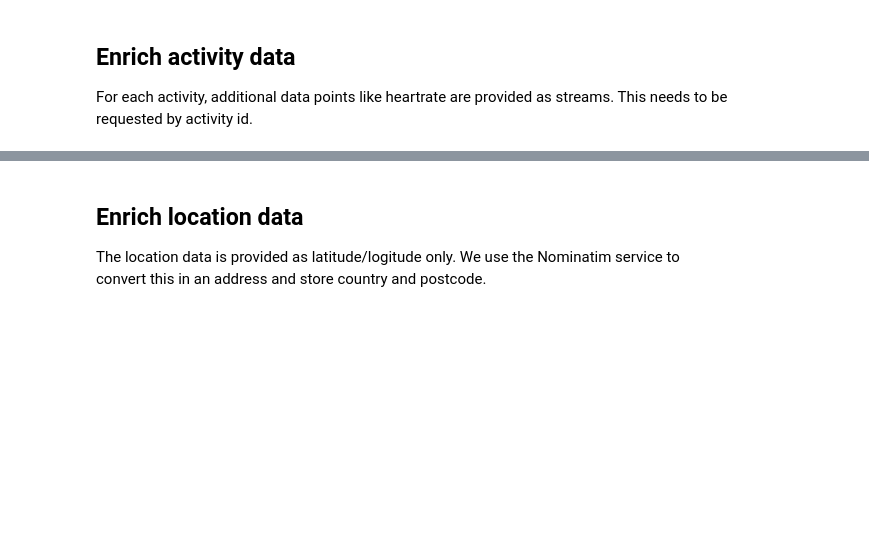
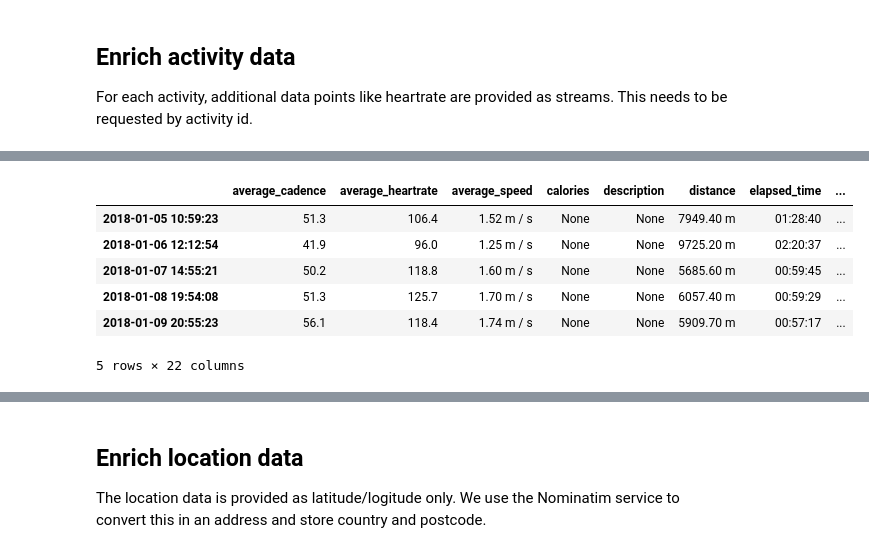
Before and after one commit to okoeth/mybinder, a Jupyter notebook: data_loader.ipynb, the cells around one changed output, grey strips where cells are left out. Cells and saved outputs as stored; diff of their text form; code cells hidden in the pictures; blank space fills up the shorter version.

```diff
--- a/data_loader.ipynb
+++ b/data_loader.ipynb
@@ -67,6 +124,16 @@ For each activity, additional data points like heartrate are provided as streams
 # %%
-# Lookup heartrate stream
-def lookup_heartrate_stream (id):
-
-activity_df['heartrate_stream'] = activity_df.apply(
-    lambda row: lookup_heartrate_stream(row['id']), axis=1)
+activity_df['stream_time'] = activity_df.apply(
+    lambda row: lookup_stream(row['id'], 'time'), axis=1)
+activity_df.head()
+# %%
+activity_df['stream_latlng'] = activity_df.apply(
+    lambda row: lookup_stream(row['id'], 'latlng'), axis=1)
+activity_df.head()
+# %% [output]
+|  | average_cadence | average_heartrate | average_speed | calories | description | distance | elapsed_time | ... |
+| 2018-01-05 10:59:23 | 51.3 | 106.4 | 1.52 m / s | None | None | 7949.40 m | 01:28:40 | ... |
+| 2018-01-06 12:12:54 | 41.9 | 96.0 | 1.25 m / s | None | None | 9725.20 m | 02:20:37 | ... |
+| 2018-01-07 14:55:21 | 50.2 | 118.8 | 1.60 m / s | None | None | 5685.60 m | 00:59:45 | ... |
+| 2018-01-08 19:54:08 | 51.3 | 125.7 | 1.70 m / s | None | None | 6057.40 m | 00:59:29 | ... |
+| 2018-01-09 20:55:23 | 56.1 | 118.4 | 1.74 m / s | None | None | 5909.70 m | 00:57:17 | ... |
+5 rows × 22 columns
```
Also changed, not shown: parts of 11 cells of this notebook, 6 other files.
